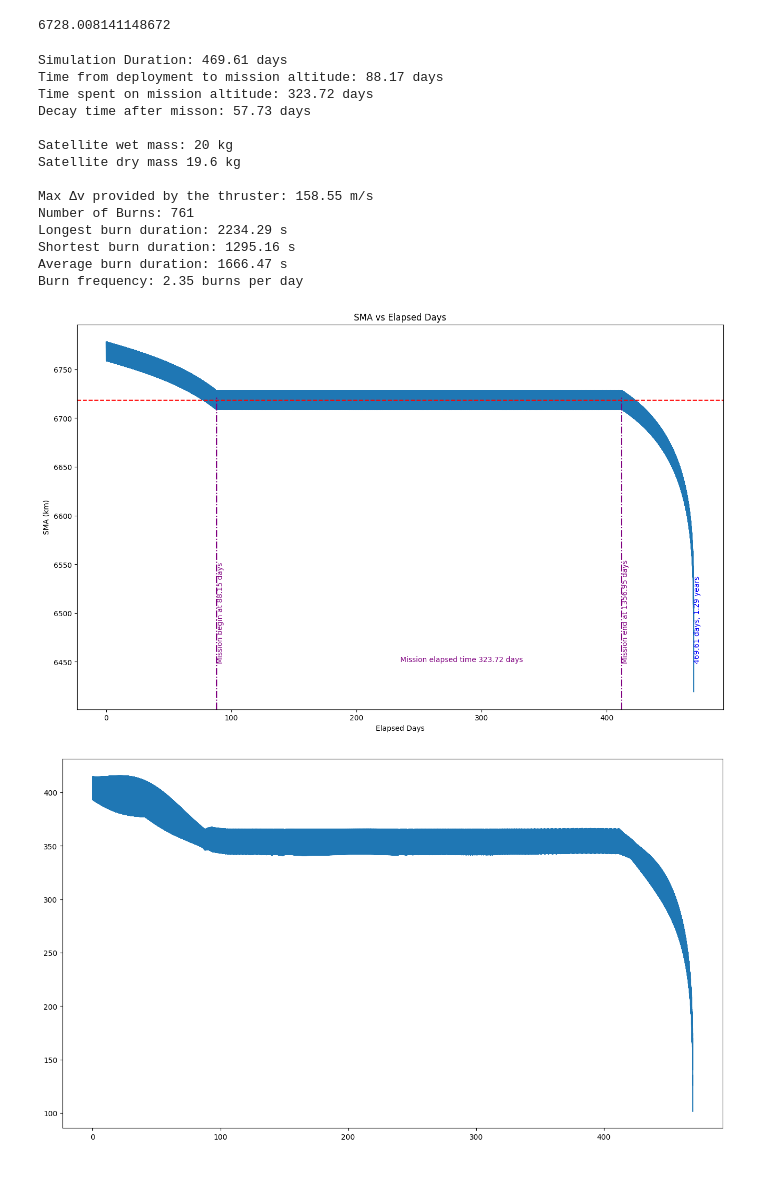
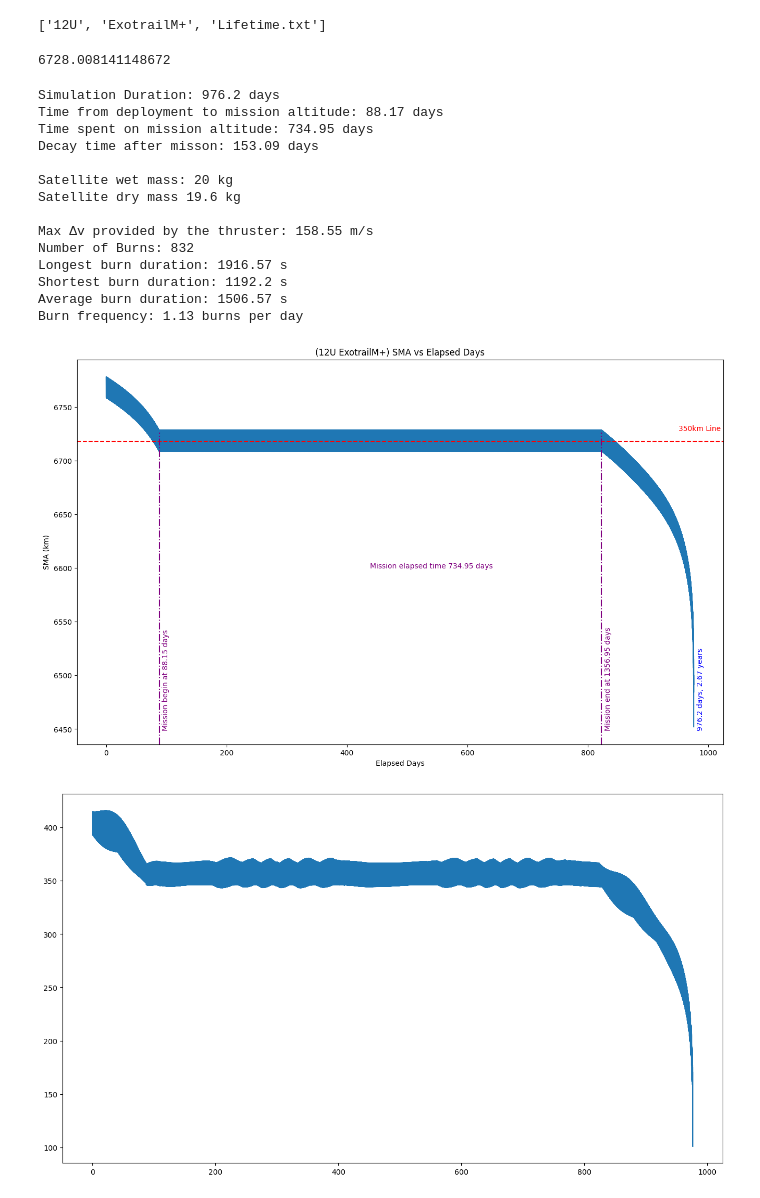
Before and after one commit to regalkuva/gmat_lorenzo, a Jupyter notebook: LTDN1030/12U/12U_350/Exotrail/Detailed/data_process.ipynb, the cells around one changed output. Drawn from its saved outputs; the diff is of its cells as text; code cells hidden in the pictures.

```diff
--- a/LTDN1030/12U/12U_350/Exotrail/Detailed/data_process.ipynb
+++ b/LTDN1030/12U/12U_350/Exotrail/Detailed/data_process.ipynb
@@ -4,8 +4,8 @@ import matplotlib.pyplot as plt
 import numpy as np
 from statistics import mean
 
-path_to_txt = 'C:/Users/egeme/Desktop/Kuva/GMAT_OrbitalSims/LTDN1030/12U/12U_350/Exotrail/Detailed/12U_ExotrailM+_PerpendicularLifetime.txt'
-# path_to_txt = 'C:/Users/egeme/Desktop/Kuva/GMAT_OrbitalSims/LTDN1030/12U/12U_350/Exotrail/Detailed/12U_ExotrailM+_Lifetime.txt'
+# path_to_txt = 'C:/Users/egeme/Desktop/Kuva/GMAT_OrbitalSims/LTDN1030/12U/12U_350/Exotrail/Detailed/12U_ExotrailM+_PerpendicularLifetime.txt'
+path_to_txt = 'C:/Users/egeme/Desktop/Kuva/GMAT_OrbitalSims/LTDN1030/12U/12U_350/Exotrail/Detailed/12U_ExotrailM+_Lifetime.txt'
 
 # path_to_txt = 'C:/Users/egeme/Desktop/Kuva/GMAT_OrbitalSims/LTDN1030/12U/12U_350/Exotrail/Detailed/16U_Exotrail_LifetimeL_Perpendicular.txt'
 # path_to_txt = 'C:/Users/egeme/Desktop/Kuva/GMAT_OrbitalSims/LTDN1030/12U/12U_350/Exotrail/Detailed/16U_Exotrail_LifetimeL_MidSFU.txt'
@@ -19,6 +19,10 @@ if filename[0] == '12U':
     satellite_mass = 20
 else:
     satellite_mass = 25
+# %%
+filename
+# %% [output]
+['12U', 'ExotrailM+', 'Lifetime.txt']
 # %%
 elapsed_days = dataset['SC.ElapsedDays'].values.tolist()
 alt_list = dataset['SC.Earth.Altitude'].values.tolist()
@@ -66,52 +70,56 @@ print('Shortest burn duration:', round(min(burn_durations[changelist[0]:]),2),'s
 print('Average burn duration:', round(mean(burn_durations[changelist[0]:]),2),'s')
 print('Burn frequency:', round( max(number_of_burns) / (elapsed_days[changelist[-1]]-elapsed_days[changelist[0]]) ,2),'burns per day')
 # %% [output]
-Simulation Duration: 469.61 days
+Simulation Duration: 976.2 days
 Time from deployment to mission altitude: 88.17 days
-Time spent on mission altitude: 323.72 days
-Decay time after misson: 57.73 days
+Time spent on mission altitude: 734.95 days
+Decay time after misson: 153.09 days
 
 Satellite wet mass: 20 kg
 Satellite dry mass 19.6 kg
 
 Max Δv provided by the thruster: 158.55 m/s
-Number of Burns: 761
-Longest burn duration: 2234.29 s
-Shortest burn duration: 1295.16 s
-Average burn duration: 1666.47 s
-Burn frequency: 2.35 burns per day
+Number of Burns: 832
+Longest burn duration: 1916.57 s
+Shortest burn duration: 1192.2 s
+Average burn duration: 1506.57 s
+Burn frequency: 1.13 burns per day
 # %%
 max_lenght = round(max(elapsed_days),2)
 message = str(max_lenght) + ' days, ' + str(round(max_lenght/365,2)) +' years'
 missiontime = 'Mission elapsed time ' + str(round(elapsed_days[changelist[-1]]-elapsed_days[changelist[0]],2)) + ' days'
 
 plt.figure(figsize=(16,9.6))
-plt.title('SMA vs Elapsed Days')
+
+plt.title(f'({filename[0]} {filename[1]}) SMA vs Elapsed Days')
 plt.ylabel('SMA (km)')
 plt.xlabel('Elapsed Days')
 plt.plot(elapsed_days,sma_list)
-plt.text(elapsed_days[-1],6450,message,color='b', rotation=90)
+plt.text(elapsed_days[-1]+5,6450,message,color='b', rotation=90)
+
 plt.axhline(350+6368.14, color='r', linestyle='--')
+plt.text(elapsed_days[-1]-25,360+6368.14, '350km Line', color='red')
+
 plt.axvline(elapsed_days[changelist[0]],0,0.81,color='purple',linestyle='-.')
 plt.axvline(elapsed_days[changelist[-1]], 0,0.81,color='purple',linestyle='-.')
 
 # plt.axhline(6378.14,0,color='black')
 
 
-plt.text((elapsed_days[-1]+elapsed_days[0])/2,6450, missiontime, color='purple')
-plt.text(elapsed_days[changelist[0]], 6450, 'Mission begin at 88.15 days' ,color='purple',rotation=90 )
-plt.text(elapsed_days[changelist[-1]], 6450, 'Mission end at 1356.95 days' ,color='purple',rotation=90 )
+plt.text((elapsed_days[-1]+elapsed_days[0])/2-50,6600, missiontime, color='purple')
+plt.text(elapsed_days[changelist[0]]+5, 6450, 'Mission begin at 88.15 days' ,color='purple',rotation=90 )
+plt.text(elapsed_days[changelist[-1]]+5, 6450, 'Mission end at 1356.95 days' ,color='purple',rotation=90 )
 plt.show()
 
 fig = plt.figure(figsize=(16,9))
 # plt.figure(figsize=(16,9.6))
 plt.plot(elapsed_days,alt_list)
 # plt.axhline(100,0,color='black',linestyle='dotted')
 plt.show()
 
 plt.figure(figsize=(16,9.6))
 plt.plot(elapsed_days,fuel_qty)
 plt.show()
 # %% [output]
-[figure, old version]
+[figure, new version]
-[figure, old version]
+[figure, new version]
```
Also changed, not shown: parts of 1 cell of this notebook.
